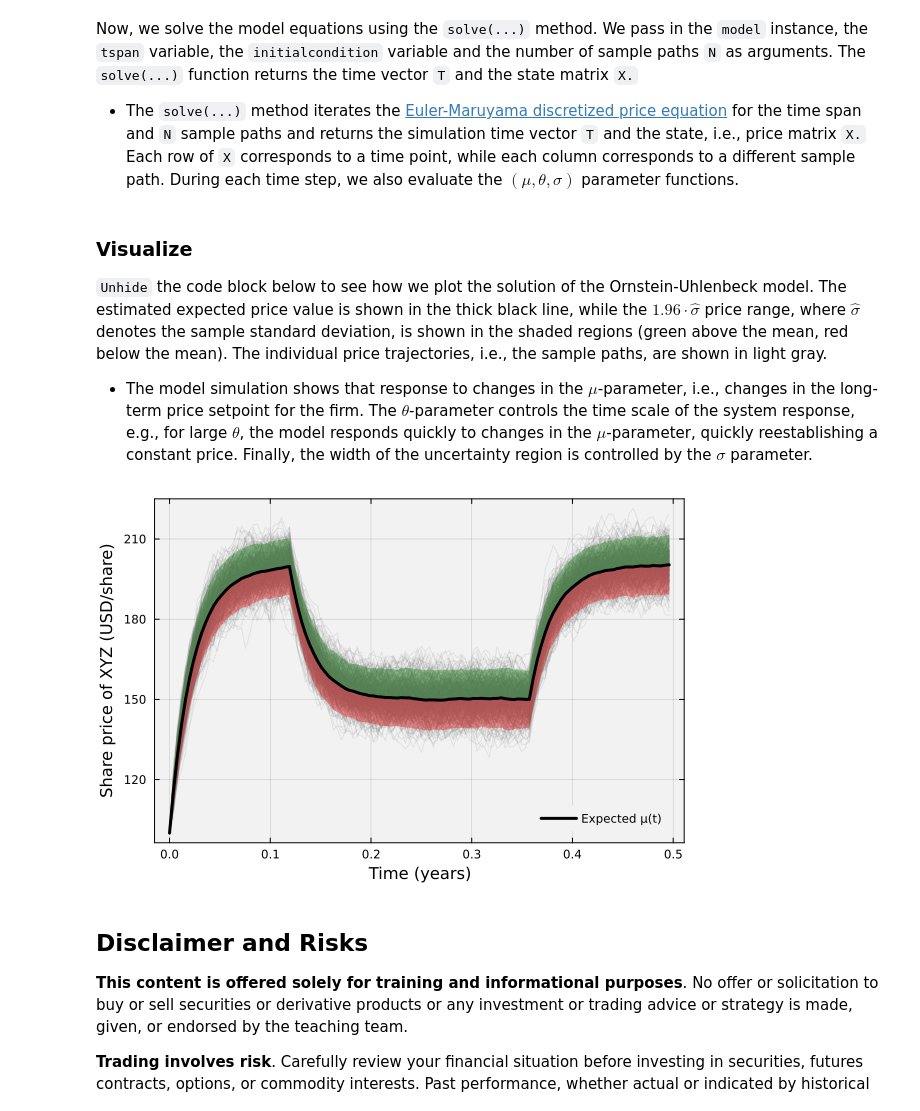
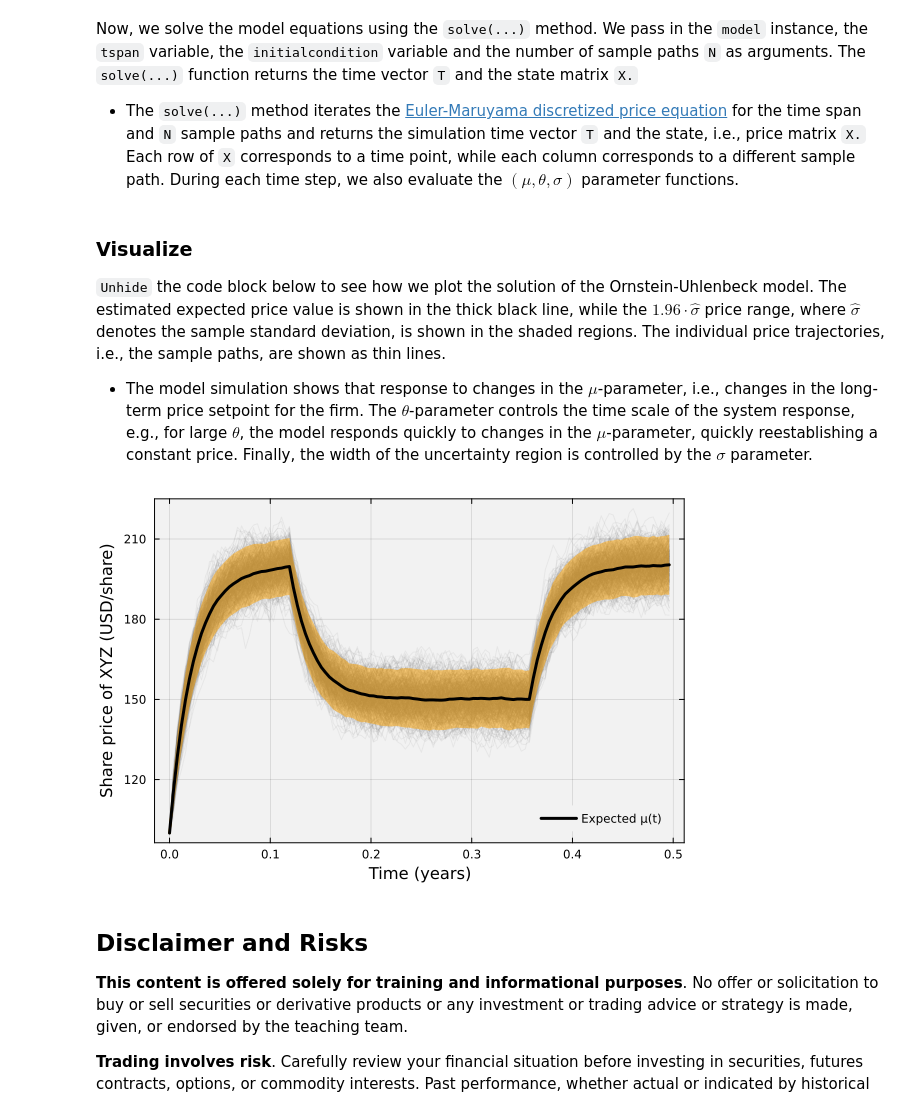
Before and after one commit to varnerlab/CHEME-130-eCornell-Repository, a Jupyter notebook: courses/CHEME-132/module-2/CHEME-132-Module-2-Advanced-OrnsteinUhlenbeck-Model.ipynb, the cells around one changed output. Drawn from its saved outputs; the diff is of its cells as text; code cells hidden in the pictures.

Commit message:
colors
colors

```diff
--- a/courses/CHEME-132/module-2/CHEME-132-Module-2-Advanced-OrnsteinUhlenbeck-Model.ipynb
+++ b/courses/CHEME-132/module-2/CHEME-132-Module-2-Advanced-OrnsteinUhlenbeck-Model.ipynb
@@ -56,24 +56,26 @@ Now, we solve the model equations using the `solve(...)` method. We pass in the
 (T,X) = solve(model, tspan, initialcondition, N = N);
 # %% [markdown]
 ### Visualize
-`Unhide` the code block below to see how we plot the solution of the Ornstein-Uhlenbeck model. The estimated expected price value is shown in the thick black line, while the $1.96\cdot\hat{\sigma}$ price range, where $\hat\sigma$ denotes the sample standard deviation, is shown in the shaded regions (green above the mean, red below the mean). The individual price trajectories, i.e., the sample paths, are shown in light gray.
+`Unhide` the code block below to see how we plot the solution of the Ornstein-Uhlenbeck model. The estimated expected price value is shown in the thick black line, while the $1.96\cdot\hat{\sigma}$ price range, where $\hat\sigma$ denotes the sample standard deviation, is shown in the shaded regions. The individual price trajectories, i.e., the sample paths, are shown as thin lines.
 * The model simulation shows that response to changes in the $\mu$-parameter, i.e., changes in the long-term price setpoint for the firm. The $\theta$-parameter controls the time scale of the system response, e.g., for large $\theta$, the model responds quickly to changes in the $\mu$-parameter, quickly reestablishing a constant price. Finally, the width of the uncertainty region is controlled by the $\sigma$ parameter.
 # %%
+p = plot();
 N_σ = 1.96;
 mean_sim = mean(X,dims=2)
 mean_std = std(X,dims=2)
 L = mean_sim .- N_σ*(mean_std)
 U = mean_sim .+ N_σ*(mean_std)
 
-plot(T,X, label="", c="gray50", legend=:bottomright, lw=1, bg="gray95", background_color_outside="white",
-    framestyle = :box, fg_legend = :transparent, alpha=0.15)
-plot!(T, mean_sim,c="green", fillrange=U, fillalpha = 0.35, lw=1, label="")
-plot!(T, mean_sim,c="red", fillrange=L, fillalpha = 0.35, lw=1, label="")
+
+plot!(T,X, label="", c="gray50", legend=:bottomright, lw=1, bg="gray95", background_color_outside="white",
+    framestyle = :box, fg_legend = :transparent, alpha=0.10)
+plot!(T, mean_sim,c="orange", fillrange=U, fillalpha = 0.5, lw=2, label="")
+plot!(T, mean_sim,c="orange", fillrange=L, fillalpha = 0.5, lw=2, label="")
 plot!(T, mean_sim,c=:black,lw=3,label="Expected μ(t)")
 xlabel!("Time (years)", fontsize=18)
 ylabel!("Share price of XYZ (USD/share)", fontsize=18)
 # %% [output]
-[figure, old version]
+[figure, new version]
 # %% [markdown]
 ## Disclaimer and Risks
 __This content is offered solely for training and informational purposes__. No offer or solicitation to buy or sell securities or derivative products or any investment or trading advice or strategy is made, given, or endorsed by the teaching team.
```
